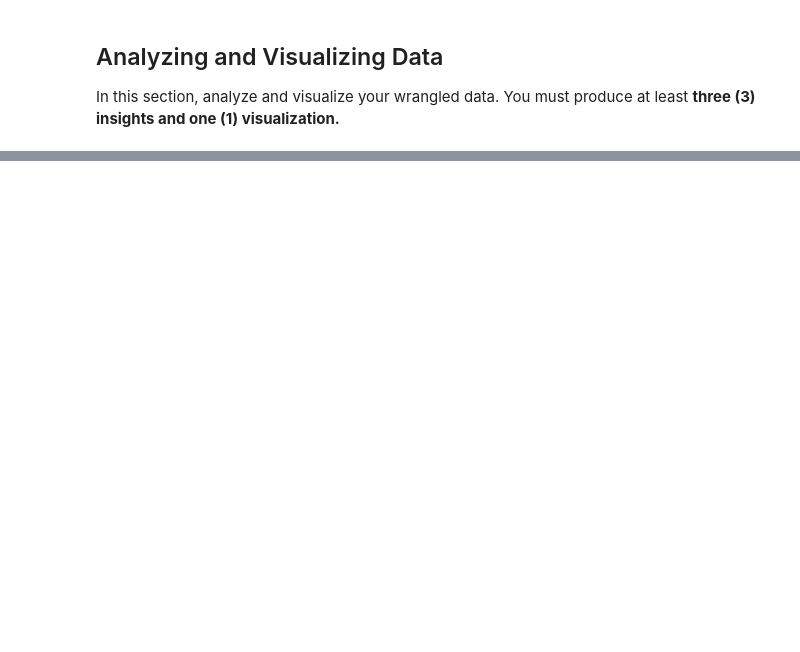
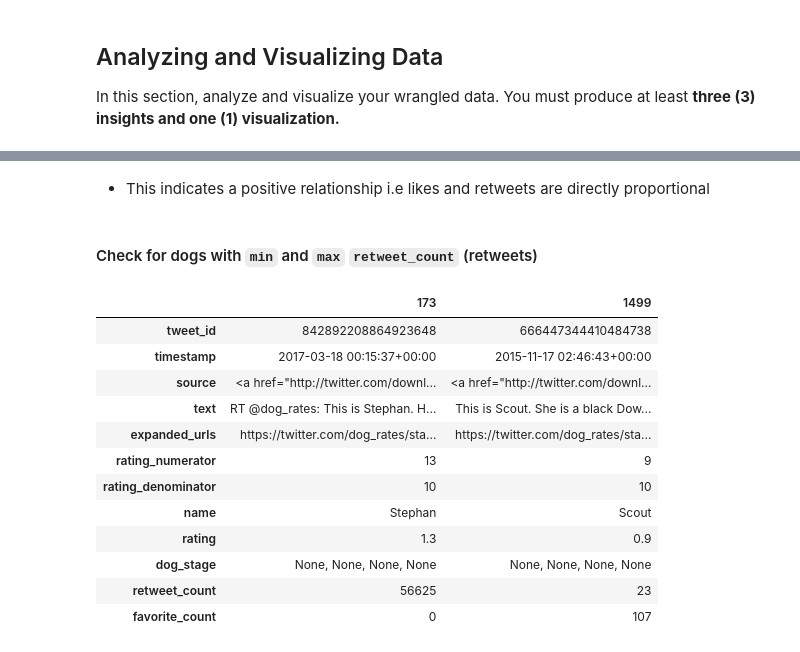
Before and after one commit to Reganmatics/Udacity_WeRateDogs_project, a Jupyter notebook: wrangle_act.ipynb, the cells around one changed output, grey strips where cells are left out. Cells and saved outputs as stored; diff of their text form; code cells hidden in the pictures; blank space fills up the shorter version.

```diff
--- a/wrangle_act.ipynb
+++ b/wrangle_act.ipynb
@@ -738,0 +778,34 @@ In this section, analyze and visualize your wrangled data. You must produce at l
+# %% [markdown]
+- This indicates a positive relationship i.e likes and retweets are directly proportional
+# %%
+def min_max(col_name):
+    #for highest retweet
+    high= df_master[f'{col_name}'].idxmax()
+    high_details=pd.DataFrame(df_master.loc[high])
+
+    #for lowest retweet
+    low= df_master[f'{col_name}'].idxmin()
+    low_details=pd.DataFrame(df_master.loc[low])
+
+    #collectin data in one place
+    info=pd.concat([high_details, low_details], axis=1)
+
+    return info
+# %% [markdown]
+#### Check for dogs with `min` and `max` `retweet_count` (retweets)
+# %%
+min_max('retweet_count')
+# %% [output]
+|  | 173 | 1499 |
+| tweet_id | 842892208864923648 | 666447344410484738 |
+| timestamp | 2017-03-18 00:15:37+00:00 | 2015-11-17 02:46:43+00:00 |
+| source | <a href="http://twitter.com/downl... | <a href="http://twitter.com/downl... |
+| text | RT @dog_rates: This is Stephan. H... | This is Scout. She is a black Dow... |
+| expanded_urls | https://twitter.com/dog_rates/sta... | https://twitter.com/dog_rates/sta... |
+| rating_numerator | 13 | 9 |
+| rating_denominator | 10 | 10 |
+| name | Stephan | Scout |
+| rating | 1.3 | 0.9 |
+| dog_stage | None, None, None, None | None, None, None, None |
+| retweet_count | 56625 | 23 |
+| favorite_count | 0 | 107 |
```
Also changed, not shown: parts of 35 cells of this notebook, 4 other files.
